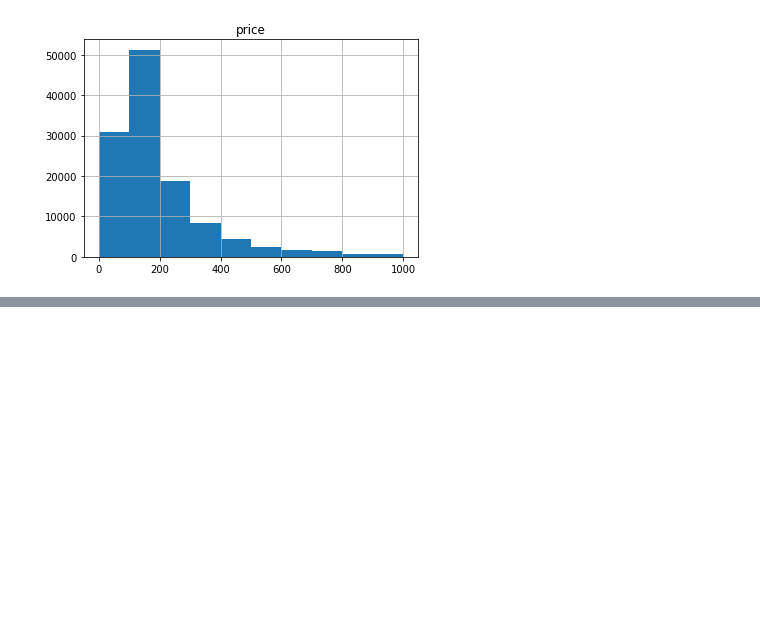
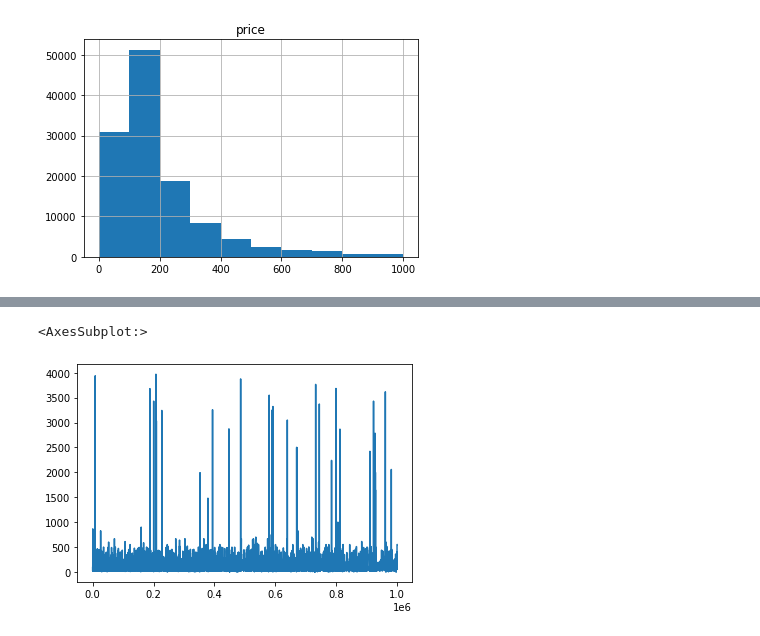
Before and after one commit to crisnicogonzalez/tp-final-isi, a Jupyter notebook: process data.ipynb, the cells around one changed output, grey strips where cells are left out. Cells and saved outputs as stored; diff of their text form; code cells hidden in the pictures; blank space fills up the shorter version.

```diff
--- a/process data.ipynb
+++ b/process data.ipynb
@@ -58,0 +71,6 @@ array([[<AxesSubplot:title={'center':'price'}>]], dtype=object)
+# %%
+df['surface_covered'] = df['surface_covered'].loc[df['surface_covered'] < 4000]
+df['surface_covered'].plot()
+# %% [output]
+<AxesSubplot:>
+[figure, added]
```
Also changed, not shown: parts of 5 cells of this notebook.
